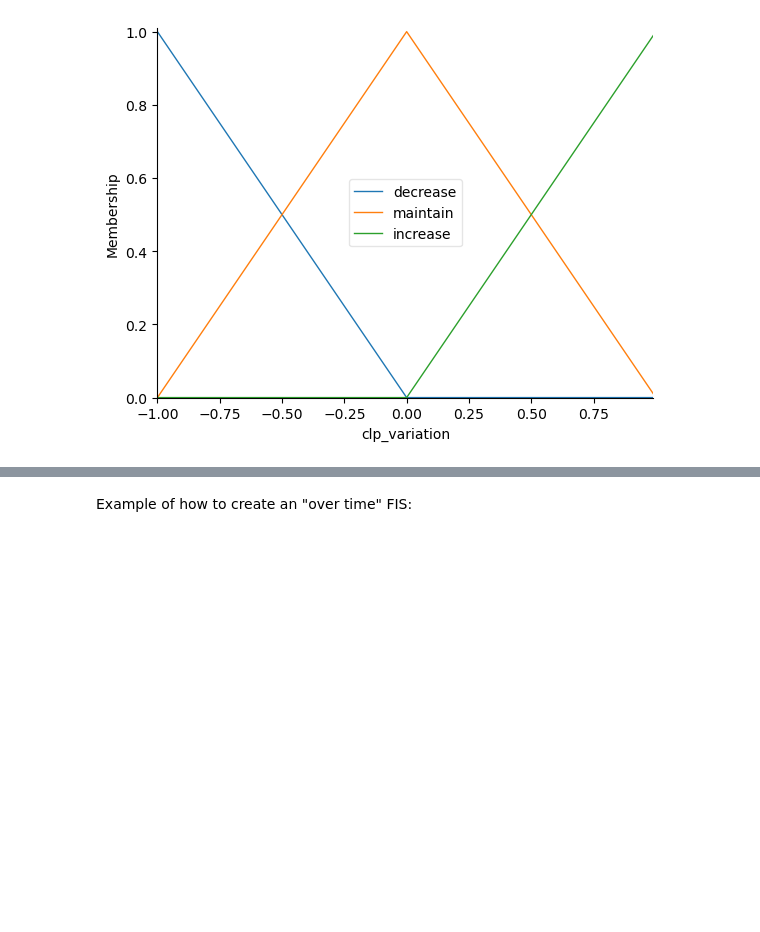
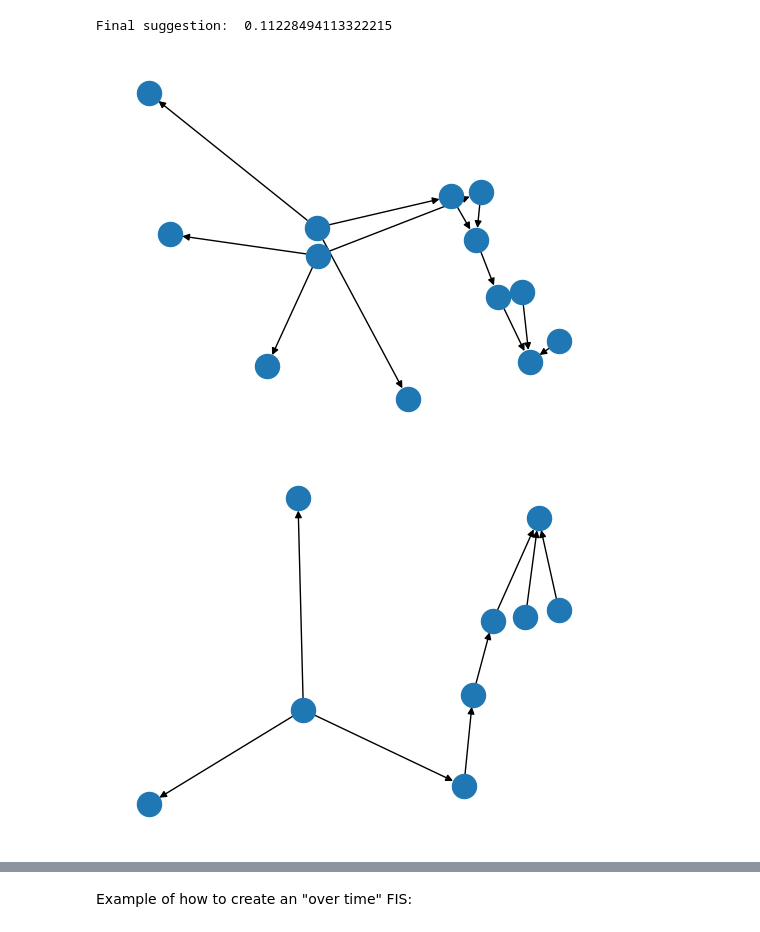
Before and after one commit to leobt23/Computational_Intelligence_forIOT, a Jupyter notebook: project_2_fuzzy/main.ipynb, the cells around one changed output, grey strips where cells are left out. Cells and saved outputs as stored; diff of their text form; code cells hidden in the pictures; blank space fills up the shorter version.

```diff
--- a/project_2_fuzzy/main.ipynb
+++ b/project_2_fuzzy/main.ipynb
@@ -176,6 +192,18 @@ Variables used:  ['memory_usage', 'processor_load', 'output_bandwidth', 'latency
-# %%
-# Taking a look at the membership functions
-#memory_usage.view()
-clp_variation.view()
-# %% [output]
-[figure, removed]
+# %%
+# Obtaining the final suggestion
+print('Final suggestion: ', clp_simulator.output['clp_variation'])
+# %% [output]
+Final suggestion:  0.11228494113322215
+# %%
+rules[0].view()
+plt.show()
+
+# instead, do the plot with labels
+rule_to_see = rules[4]
+# adding the labels
+rule_to_see.label = 'If memory_usage is high or processor_load is high, then clp_variation is decrease'
+rule_to_see.view()
+plt.show()
+# %% [output]
+[figure, added]
+[figure, added]
```
Also changed, not shown: parts of 14 cells of this notebook, 2 other files.
